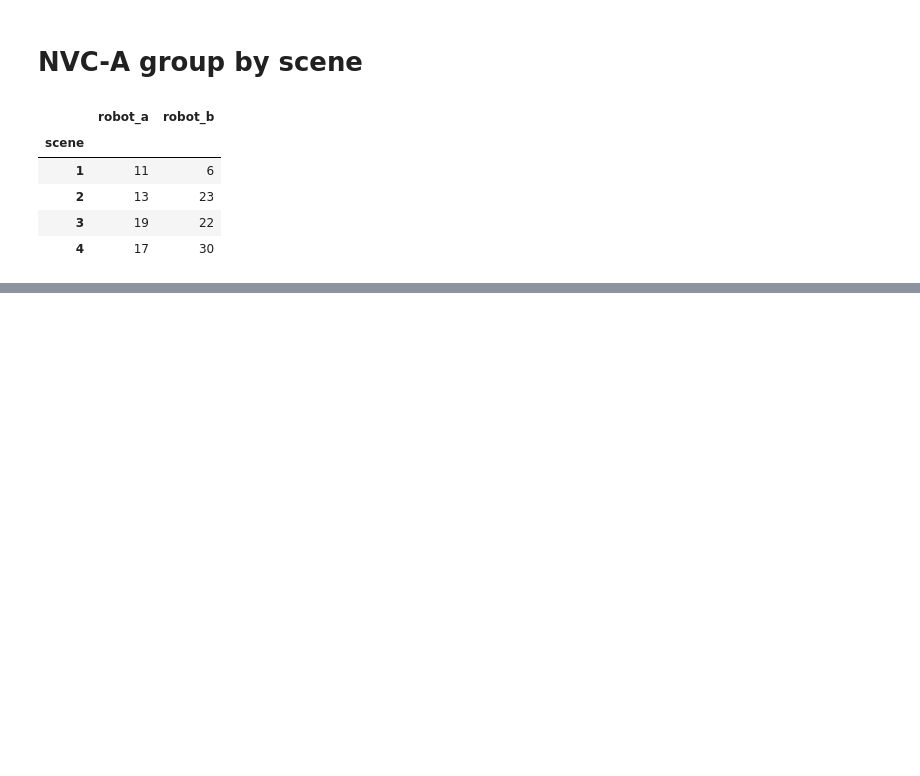
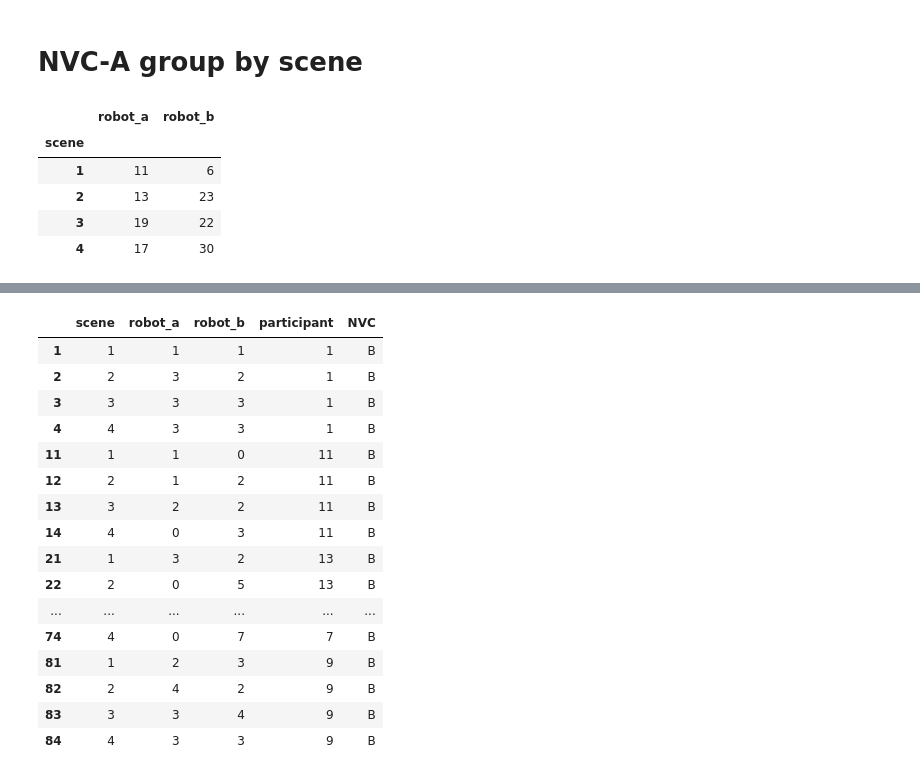
Before and after one commit to nilesh0109/PHRI_1920, a Jupyter notebook: evaluation/odd_even_participants_separate_evaluation.ipynb, the cells around one changed output, grey strips where cells are left out. Cells and saved outputs as stored; diff of their text form; code cells hidden in the pictures; blank space fills up the shorter version.

```diff
--- a/evaluation/odd_even_participants_separate_evaluation.ipynb
+++ b/evaluation/odd_even_participants_separate_evaluation.ipynb
@@ -195,0 +191,20 @@ plt.boxplot(even_participants_by_scene)
+# %%
+odd_participants_data
+# %% [output]
+|  | scene | robot_a | robot_b | participant | NVC |
+| 1 | 1 | 1 | 1 | 1 | B |
+| 2 | 2 | 3 | 2 | 1 | B |
+| 3 | 3 | 3 | 3 | 1 | B |
+| 4 | 4 | 3 | 3 | 1 | B |
+| 11 | 1 | 1 | 0 | 11 | B |
+| 12 | 2 | 1 | 2 | 11 | B |
+| 13 | 3 | 2 | 2 | 11 | B |
+| 14 | 4 | 0 | 3 | 11 | B |
+| 21 | 1 | 3 | 2 | 13 | B |
+| 22 | 2 | 0 | 5 | 13 | B |
+| ... | ... | ... | ... | ... | ... |
+| 74 | 4 | 0 | 7 | 7 | B |
+| 81 | 1 | 2 | 3 | 9 | B |
+| 82 | 2 | 4 | 2 | 9 | B |
+| 83 | 3 | 3 | 4 | 9 | B |
+| 84 | 4 | 3 | 3 | 9 | B |
```
Also changed, not shown: parts of 6 cells of this notebook.
